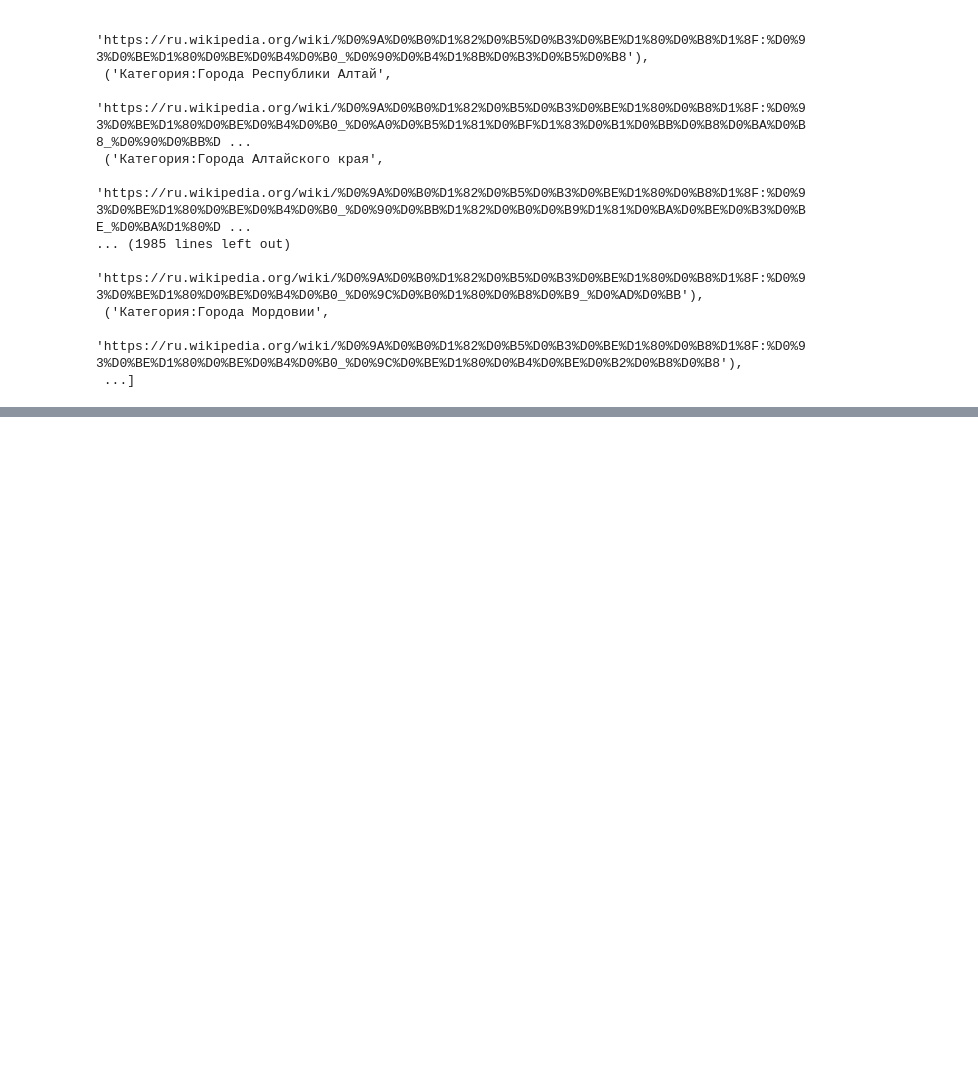
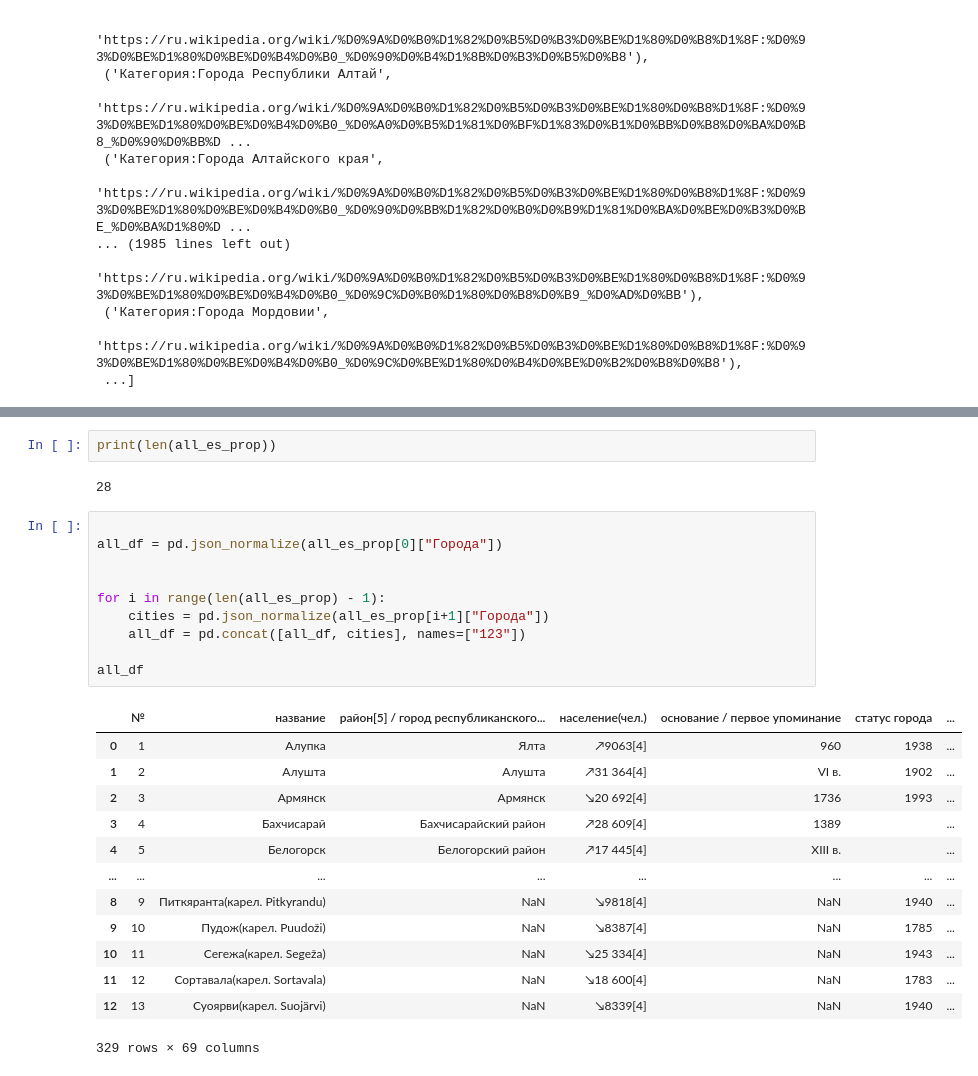
Before and after one commit to bitcoineazy/Big_Data, a Jupyter notebook: 04_parsing/wikipedia_parser.ipynb, the cells around one changed output, grey strips where cells are left out. Cells and saved outputs as stored; diff of their text form; blank space fills up the shorter version.

```diff
--- a/04_parsing/wikipedia_parser.ipynb
+++ b/04_parsing/wikipedia_parser.ipynb
@@ -160,0 +194,28 @@ pd.json_normalize(all_es_prop[0][1]["Города"])
+# %%
+print(len(all_es_prop))
+# %% [output]
+28
+# %%
+
+all_df = pd.json_normalize(all_es_prop[0]["Города"])
+
+
+for i in range(len(all_es_prop) - 1):
+    cities = pd.json_normalize(all_es_prop[i+1]["Города"])
+    all_df = pd.concat([all_df, cities], names=["123"])
+
+all_df
+# %% [output]
+|  | № | название | район[5] / город республиканского... | население(чел.) | основание / первое упоминание | статус города | ... |
+| 0 | 1 | Алупка | Ялта | ↗9063[4] | 960 | 1938 | ... |
+| 1 | 2 | Алушта | Алушта | ↗31 364[4] | VI в. | 1902 | ... |
+| 2 | 3 | Армянск | Армянск | ↘20 692[4] | 1736 | 1993 | ... |
+| 3 | 4 | Бахчисарай | Бахчисарайский район | ↗28 609[4] | 1389 |  | ... |
+| 4 | 5 | Белогорск | Белогорский район | ↗17 445[4] | XIII в. |  | ... |
+| ... | ... | ... | ... | ... | ... | ... | ... |
+| 8 | 9 | Питкяранта(карел. Pitkyrandu) | NaN | ↘9818[4] | NaN | 1940 | ... |
+| 9 | 10 | Пудож(карел. Puudoži) | NaN | ↘8387[4] | NaN | 1785 | ... |
+| 10 | 11 | Сегежа(карел. Segeža) | NaN | ↘25 334[4] | NaN | 1943 | ... |
+| 11 | 12 | Сортавала(карел. Sortavala) | NaN | ↘18 600[4] | NaN | 1783 | ... |
+| 12 | 13 | Суоярви(карел. Suojärvi) | NaN | ↘8339[4] | NaN | 1940 | ... |
+329 rows × 69 columns
```
Also changed, not shown: parts of 11 cells of this notebook.
